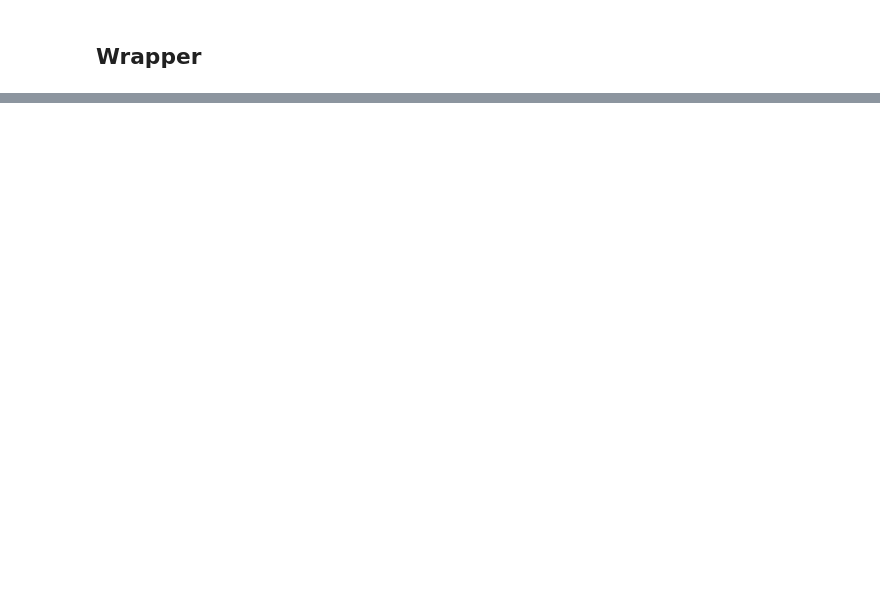
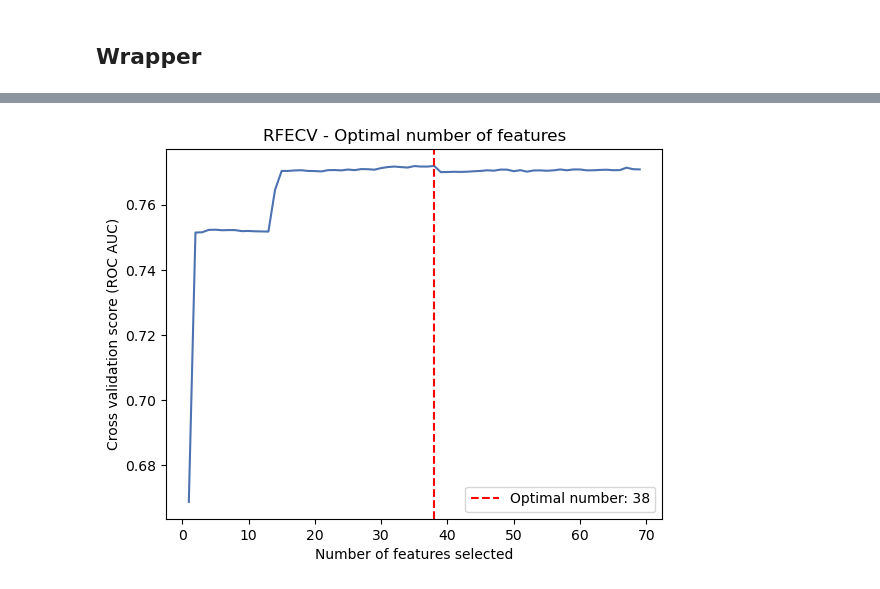
Before and after one commit to YannaCS/Fraud-Detection-By-Machine-Learning, a Jupyter notebook: Feature Engineering.ipynb, the cells around one changed output, grey strips where cells are left out. Saved outputs shown, nothing was run; the diff lists cells and outputs as text; code cells hidden in the pictures; blank space fills up the shorter version.

Commit message:
adjust feature engineering, create modeling

```diff
--- a/Feature Engineering.ipynb
+++ b/Feature Engineering.ipynb
@@ -653,0 +571,29 @@ plt.plot(range(1,len(refec.grid_scores_)+1), refec.grid_scores_)
+# %%
+from sklearn.pipeline import Pipeline
+from sklearn.preprocessing import StandardScaler
+from sklearn.linear_model import LogisticRegression
+from sklearn.feature_selection import RFECV
+
+# Create the pipeline to avoid data leakage
+# first standardized, then build logistic regression model
+pipeline = Pipeline([
+    ('scaler', StandardScaler()),
+    ('logreg', LogisticRegression(max_iter=1000))
+])
+
+# Define a custom importance getter function
+def get_coef(estimator):
+    return abs(estimator.named_steps['logreg'].coef_[0])
+
+# Use the custom importance getter in RFECV
+rfecv = RFECV(
+    estimator=pipeline,
+    step=1,
+    cv=3,
+    scoring='roc_auc',
+    verbose=3,
+    n_jobs=-1,
+    importance_getter=get_coef
+)
+
+rfecv.fit(newX, y)
@@ -653,0 +623,18 @@ plt.plot(range(1,len(refec.grid_scores_)+1), refec.grid_scores_)
+# %%
+plt.figure()
+# Get the cross-validation scores
+min_features_to_select = 1
+n_scores = len(rfecv.cv_results_['mean_test_score'])
+plt.plot(range(min_features_to_select, n_scores + min_features_to_select),
+         rfecv.cv_results_['mean_test_score'])
+plt.xlabel("Number of features selected")
+plt.ylabel("Cross validation score (ROC AUC)")
+# add the optimal number of features line
+plt.axvline(x=rfecv.n_features_, color='r', linestyle='--',
+            label=f'Optimal number: {rfecv.n_features_}')
+plt.legend()
+plt.title("RFECV - Optimal number of features")
+plt.savefig('./plots/RFECV.png', dpi=300, bbox_inches='tight')
+plt.show()
+# %% [output]
+[figure, added]
```
Also changed, not shown: parts of 28 cells of this notebook, 14 other files.
